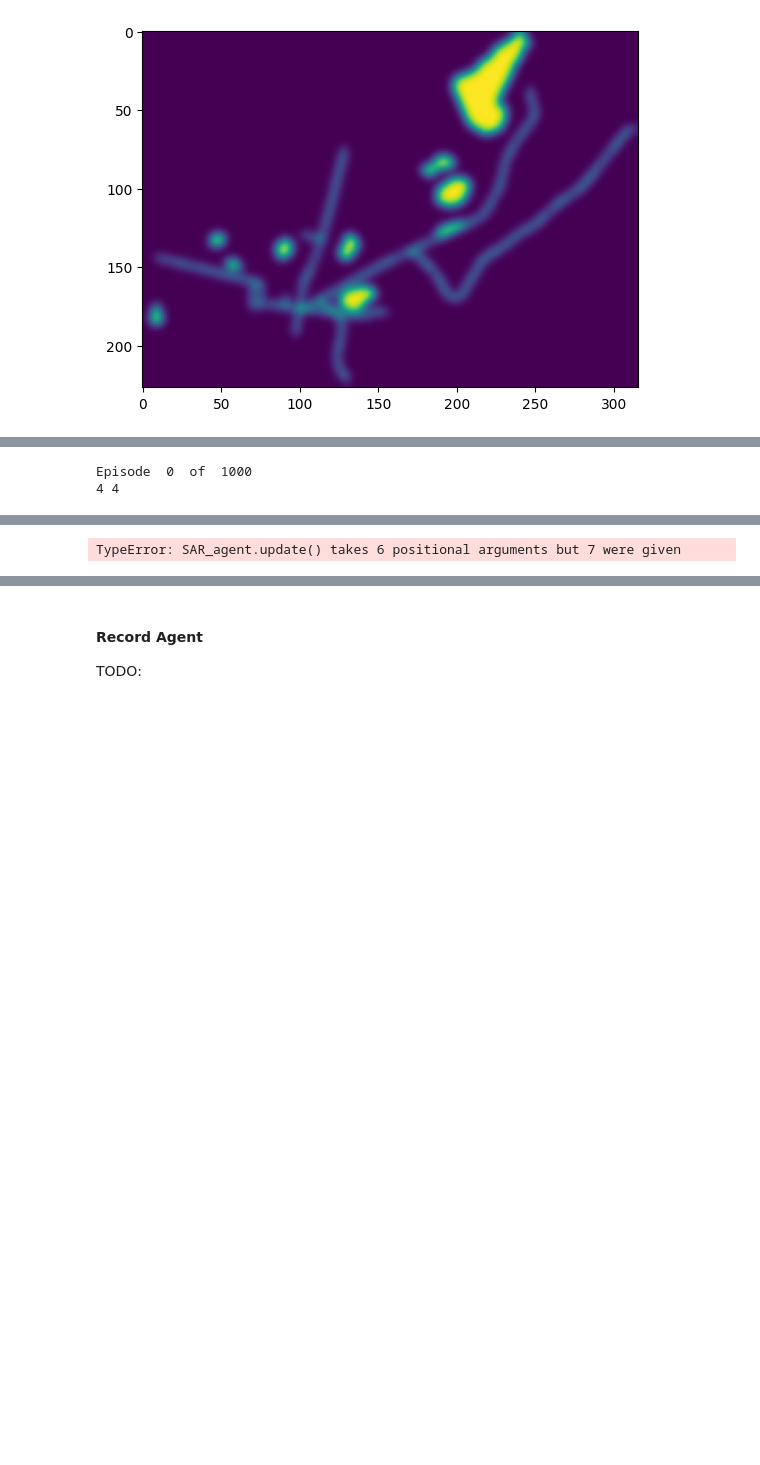
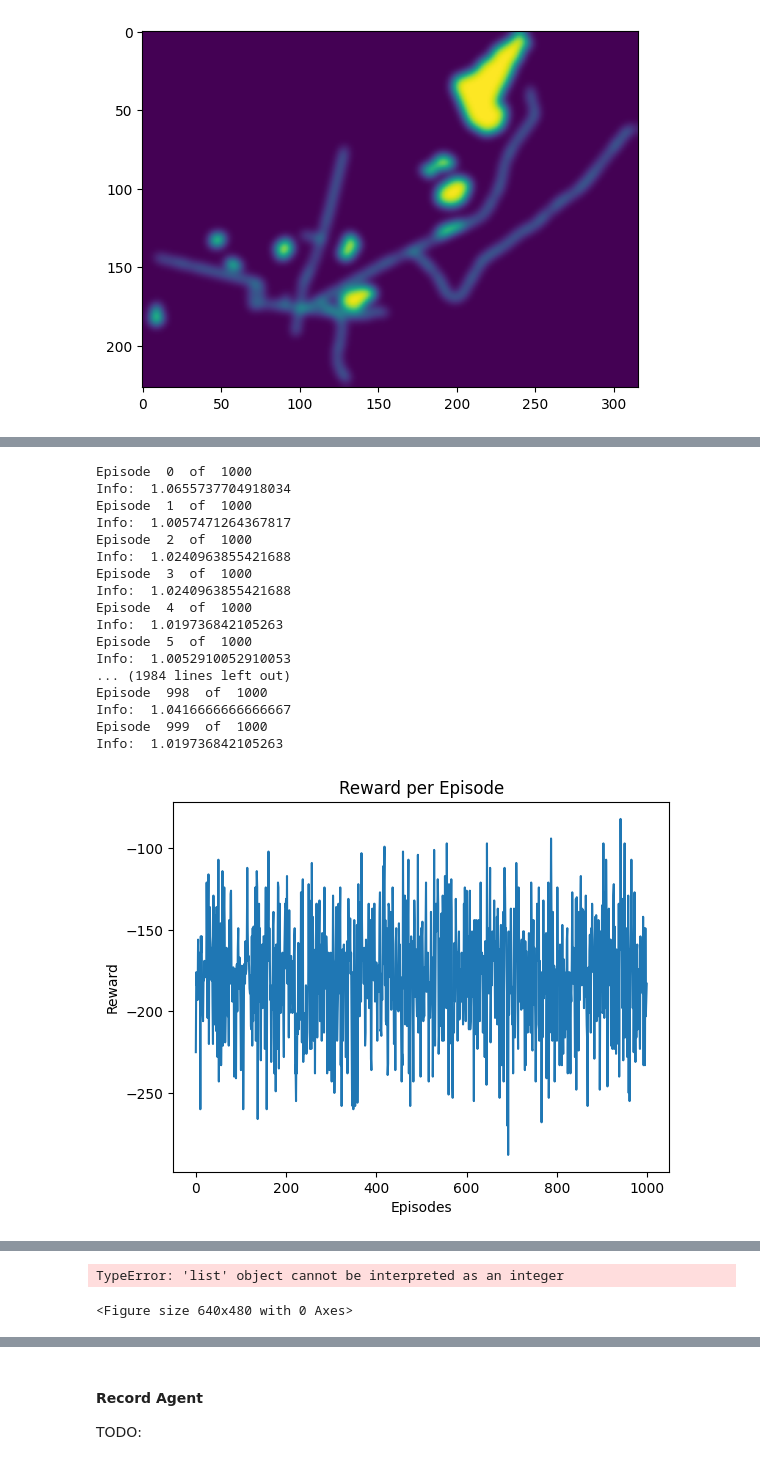
Before and after one commit to TheJoboReal/Bachelor, a Jupyter notebook: src/gym.ipynb, the cells around one changed output, grey strips where cells are left out. Cells and saved outputs as stored; diff of their text form; code cells hidden in the pictures; blank space fills up the shorter version.

Commit message:
added info pr episode function

```diff
--- a/src/gym.ipynb
+++ b/src/gym.ipynb
@@ -372,6 +372,7 @@ class swarm:
         self.n_episodes = n_episodes
         self.coverage_pr_episode = []
         self.revisits = []
+        self.info_pr_episode = []
 
     #writes to visited states
     def state_visited(self, obs):
@@ -408,6 +409,14 @@ class swarm:
                     revisited += train_env.visited_states[i][j]
         self.revisits.append(revisited)
 
+    def calc_info(self, train_env):
+            visited_rewards = np.sum(train_env.world * train_env.visited_states)
+
+            total_rewards = np.sum(train_env.world)
+
+            self.info_pr_episode.append(visited_rewards / total_rewards)
+            print("Info: ", visited_rewards / total_rewards)
+
 
     def train_swarm(self, max_steps):
         for episode in range(self.n_episodes):
@@ -426,7 +435,6 @@ class swarm:
             while not done:
                 for agent in self.agents:
                     x, y = obs['agent']
-                    print(x,y)
                     action = agent.get_action(obs)
 
                     # Take a step in the environment
@@ -450,6 +458,7 @@ class swarm:
             self.episode_cum_reward.append(self.cum_reward)
             self.coverage_performance(train_env)
             self.calc_revisits(train_env)
+            self.calc_info(train_env)
 
 
     def plot_reward_episode(self):
@@ -487,6 +496,18 @@ class swarm:
         plt.ylabel('Revisits')
         plt.title('Revisits per Episode')
         plt.show()
+
+    def plot_info(self):
+        """"Plots revisits per episode"""
+        plt.figure()
+        x = range(self.n_episodes)
+        y = self.info_pr_episode[:self.n_episodes]
+
+        plt.plot(x, y)
+        plt.xlabel('Episodes')
+        plt.ylabel('Info')
+        plt.title('Info gain per Episode')
+        plt.show()
 # %% [markdown]
 #### Heatmap import
 # %%
@@ -531,11 +551,28 @@ agents.append(agent)
 # %%
 swarm = swarm(env, agents, 15, 10, N_EPISODES)
 
 swarm.train_swarm(70)
 swarm.plot_reward_episode()
 swarm.plot_coverage_perfomance()
 swarm.plot_revisited()
+swarm.plot_info()
 print(agents[0].q_values)
 # %% [output]
 Episode  0  of  1000
-4 4
+Info:  1.0655737704918034
+Episode  1  of  1000
+Info:  1.0057471264367817
+Episode  2  of  1000
+Info:  1.0240963855421688
+Episode  3  of  1000
+Info:  1.0240963855421688
+Episode  4  of  1000
+Info:  1.019736842105263
+Episode  5  of  1000
+Info:  1.0052910052910053
+... (1984 lines left out)
+Episode  998  of  1000
+Info:  1.0416666666666667
+Episode  999  of  1000
+Info:  1.019736842105263
+[figure, added]
@@ -542,4 +581,5 @@ Episode  0  of  1000
-TypeError: SAR_agent.update() takes 6 positional arguments but 7 were given
+TypeError: 'list' object cannot be interpreted as an integer
+<Figure size 640x480 with 0 Axes>
 # %%
 import numpy as np
 import matplotlib.pyplot as plt
```
Also changed, not shown: parts of 4 cells of this notebook.
